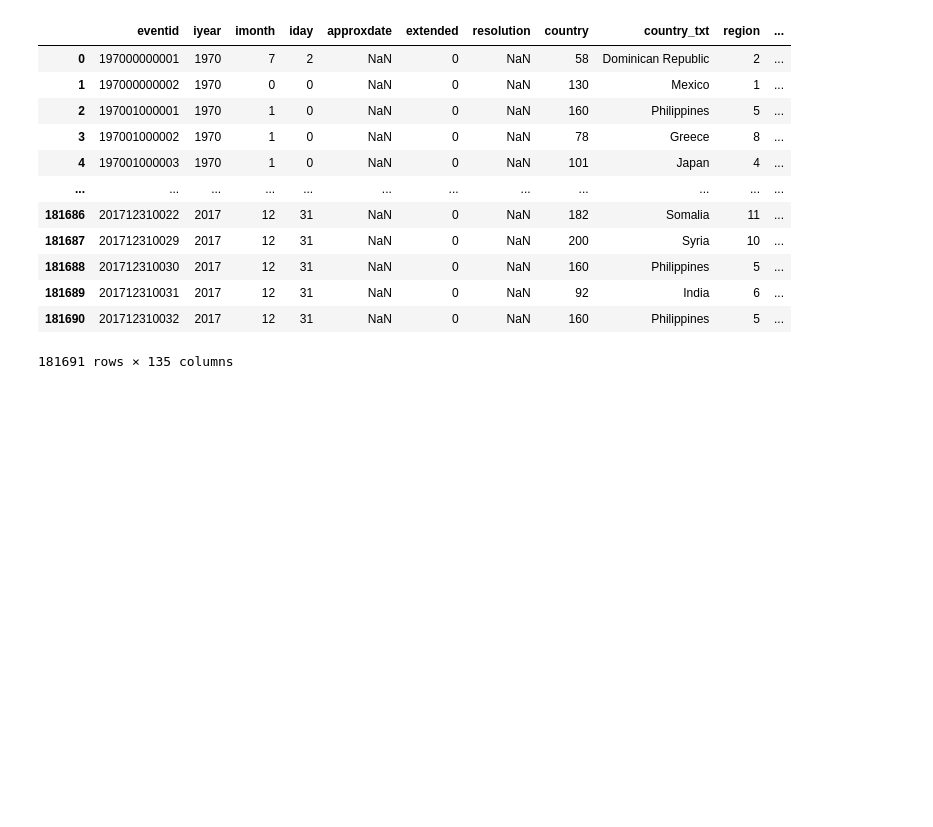
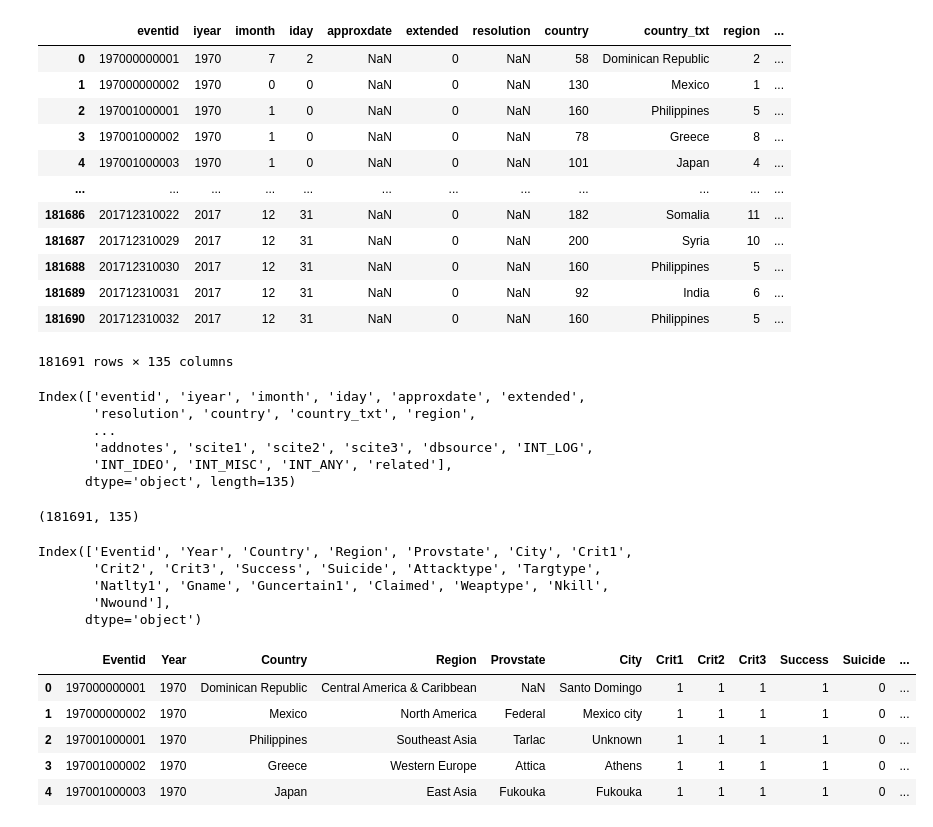
Before and after one commit to vikas6169/terrorism-repo1, a Jupyter notebook: globle_terrorism_data_analysis.ipynb, the cells around one changed output. Drawn from its saved outputs; the diff is of its cells as text; code cells hidden in the pictures; blank space fills up the shorter version.

```diff
--- a/globle_terrorism_data_analysis.ipynb
+++ b/globle_terrorism_data_analysis.ipynb
@@ -32,3 +32,52 @@ df
 | 181689 | 201712310031 | 2017 | 12 | 31 | NaN | 0 | NaN | 92 | India | 6 | ... |
 | 181690 | 201712310032 | 2017 | 12 | 31 | NaN | 0 | NaN | 160 | Philippines | 5 | ... |
 181691 rows × 135 columns
+# %%
+df.columns
+# %% [output]
+Index(['eventid', 'iyear', 'imonth', 'iday', 'approxdate', 'extended',
+       'resolution', 'country', 'country_txt', 'region',
+       ...
+       'addnotes', 'scite1', 'scite2', 'scite3', 'dbsource', 'INT_LOG',
+       'INT_IDEO', 'INT_MISC', 'INT_ANY', 'related'],
+      dtype='object', length=135)
+# %%
+df.shape
+# %% [output]
+(181691, 135)
+# %%
+df.rename(columns={'eventid':'Eventid', 'iyear':'Year', 'imonth':'Month', 'iday':'Day',
+                          'extended':'Extended', 'resolution':'Resolution',  'attacktype1_txt':'Attacktype',
+                          'country_txt':'Country', 'region_txt':'Region', 'provstate': 'Provstate',
+                          'city':'City', 'crit1':'Crit1', 'crit2':'Crit2',
+                          'crit3':'Crit3', 'multiple':'Multiple', 'success':'Success', 'suicide':'Suicide',
+                          'targtype1_txt':'Targtype', 'natlty1_txt':'Natlty1', 'natlty2_txt':'Natlty2',
+                          'natlty3_txt':'Natlty3', 'gname':'Gname', 'gname2':'Gname2', 'gname3':'Gname3',
+                          'guncertain1':'Guncertain1', 'guncertain2':'Guncertain2', 'guncertain3':'Guncertain3',
+                          'claimed':'Claimed', 'weaptype1_txt':'Weaptype', 'weapsubtype1_txt':'Weapsubtype',
+                          'nkill':'Nkill', 'nkillus':'Nkillus', 'nkillter':'Nkillter', 'nwound':'Nwound',
+                          'nwoundus':'Nwoundus', 'nwoundte':'Nwoundter', 'property':'Property',
+                          'propextent_txt':'Propextent', 'propvalue':'Propvalue', 'ishostkid':'Ishostkid',
+                          'nhostkid':'Nhostkid', 'nhostkidus':'Nhostkidus', 'ransom':'Ransom',
+                          'hostkidoutcome':'Hostkidoutcome', 'nreleased':'Nreleased'},inplace=True)
+# %%
+newdf = df[['Eventid', 'Year','Country', 'Region', 'Provstate', 'City', 'Crit1', 'Crit2', 'Crit3',
+                  'Success', 'Suicide', 'Attacktype', 'Targtype', 'Natlty1','Gname', 'Guncertain1',
+                  'Claimed', 'Weaptype', 'Nkill','Nwound']]
+# %%
+newdf.columns
+# %% [output]
+Index(['Eventid', 'Year', 'Country', 'Region', 'Provstate', 'City', 'Crit1',
+       'Crit2', 'Crit3', 'Success', 'Suicide', 'Attacktype', 'Targtype',
+       'Natlty1', 'Gname', 'Guncertain1', 'Claimed', 'Weaptype', 'Nkill',
+       'Nwound'],
+      dtype='object')
+# %%
+newdf.head(5)
+# %% [output]
+|  | Eventid | Year | Country | Region | Provstate | City | Crit1 | Crit2 | Crit3 | Success | Suicide | ... |
+| 0 | 197000000001 | 1970 | Dominican Republic | Central America & Caribbean | NaN | Santo Domingo | 1 | 1 | 1 | 1 | 0 | ... |
+| 1 | 197000000002 | 1970 | Mexico | North America | Federal | Mexico city | 1 | 1 | 1 | 1 | 0 | ... |
+| 2 | 197001000001 | 1970 | Philippines | Southeast Asia | Tarlac | Unknown | 1 | 1 | 1 | 1 | 0 | ... |
+| 3 | 197001000002 | 1970 | Greece | Western Europe | Attica | Athens | 1 | 1 | 1 | 1 | 0 | ... |
+| 4 | 197001000003 | 1970 | Japan | East Asia | Fukouka | Fukouka | 1 | 1 | 1 | 1 | 0 | ... |
```
